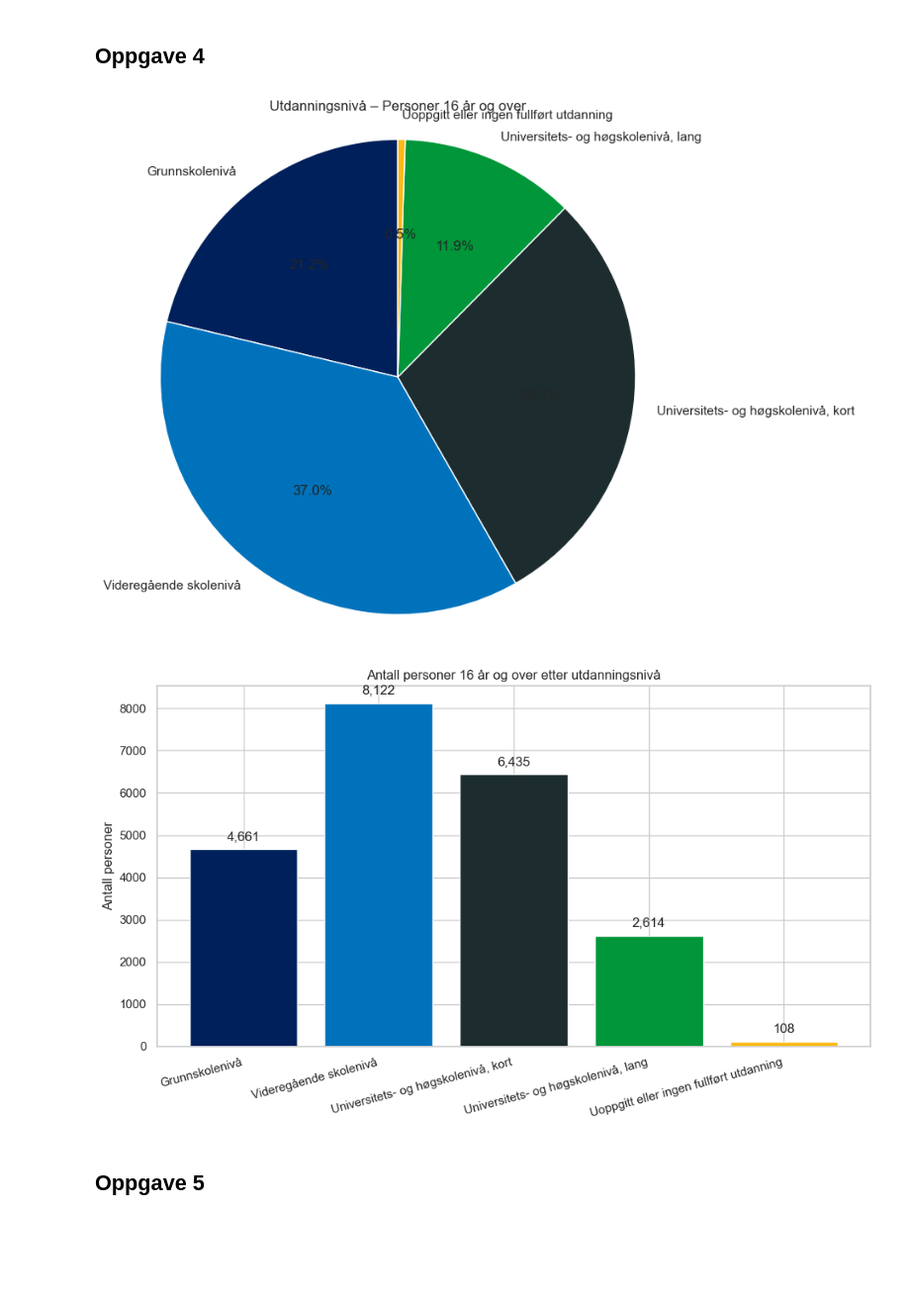
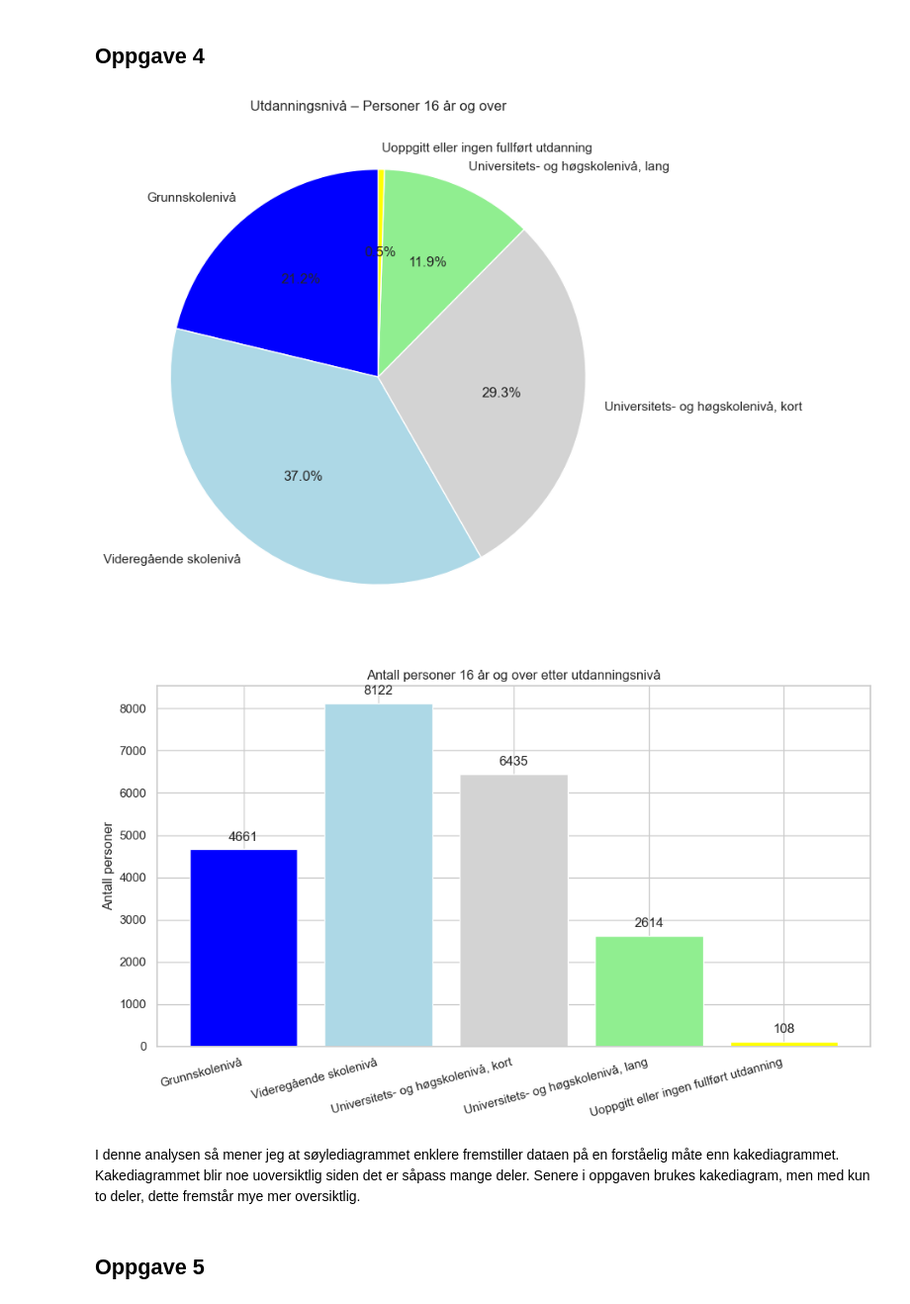
Before and after one commit to madhatter401/SOK-1005---Datavitenskap-for-konomer, a Jupyter notebook: arbeidskrav5/Arbeidskrav 5.ipynb, the cells around one changed output. Shown at 99% size. Drawn from its saved outputs; the diff is of its cells as text; code cells hidden in the pictures; blank space fills up the shorter version.

```diff
--- a/arbeidskrav5/Arbeidskrav 5.ipynb
+++ b/arbeidskrav5/Arbeidskrav 5.ipynb
@@ -219,49 +223,50 @@ Passing `palette` without assigning `hue` is deprecated and will be removed in v
 # %% [markdown]
 ## Oppgave 4
 # %%
-
-
-# Bruker de samme fargene som SSB
+# Velger farrger
 farger = [
 
-    '#00205B',  # mørk blå
-    '#0072BC',  # blå
-    '#1C2C2F',  # mørk grå
-    '#009639',  # grønn
-    '#FDB913'   # gul
+    'blue',
+    'lightblue',
+    'lightgray',
+    'lightgreen',
+    'yellow'
 ]
 
 # Lager kakediagram
 plt.figure(figsize=(8, 8))
 plt.pie(dfd['Personer 16 år og over'],
         labels=dfd['Utdanningsnivå'],
         colors=farger,
         autopct='%1.1f%%',
         startangle=90)
 plt.title('Utdanningsnivå – Personer 16 år og over')
-plt.axis('equal')  # For rund sirkel
 plt.show()
 
 
 
 
 # Lager stolpediagram
 plt.figure(figsize=(10, 6))
 bars = plt.bar(dfd['Utdanningsnivå'], dfd['Personer 16 år og over'], color=farger)
 
 # Legger verdier over hver søyle
 for bar in bars:
     yval = bar.get_height()
-    plt.text(bar.get_x() + bar.get_width()/2, yval + 150, f'{yval:,}', ha='center', va='bottom')
+    barwidth = bar.get_width()/2
+    barx = bar.get_x()
+    plt.text(barx + barwidth, yval + 150, f'{yval}', ha='center', va='bottom')
 
 plt.title('Antall personer 16 år og over etter utdanningsnivå')
 plt.ylabel('Antall personer')
 plt.xticks(rotation=15, ha='right')
 plt.tight_layout()
 plt.show()
 # %% [output]
-[figure, old version]
+[figure, new version]
-[figure, old version]
+[figure, new version]
+# %% [markdown]
+I denne analysen så mener jeg at søylediagrammet enklere fremstiller dataen på en forståelig måte enn kakediagrammet. Kakediagrammet blir noe uoversiktlig siden det er såpass mange deler. Senere i oppgaven brukes kakediagram, men med kun to deler, dette fremstår mye mer oversiktlig.
 # %% [markdown]
 ## Oppgave 5
 # %%
```
Also changed, not shown: parts of 9 cells of this notebook.
